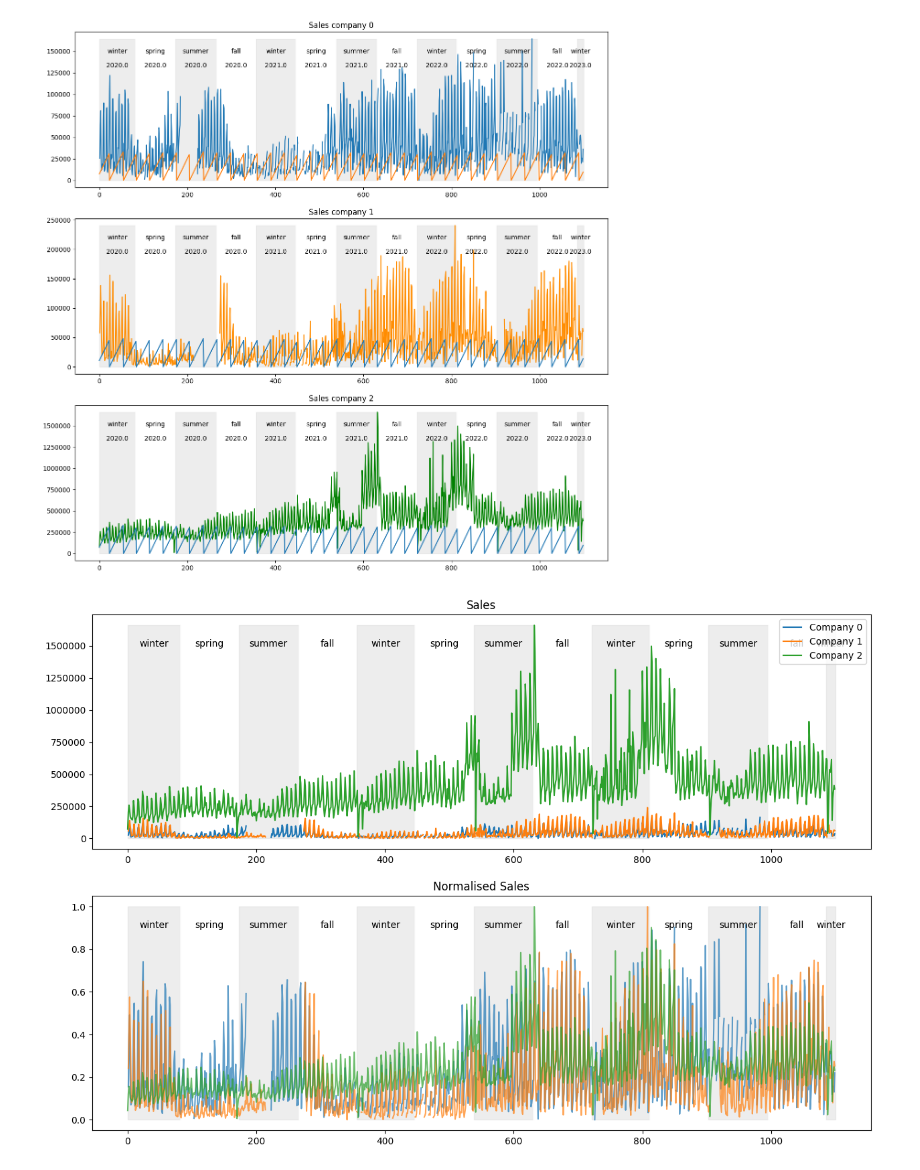
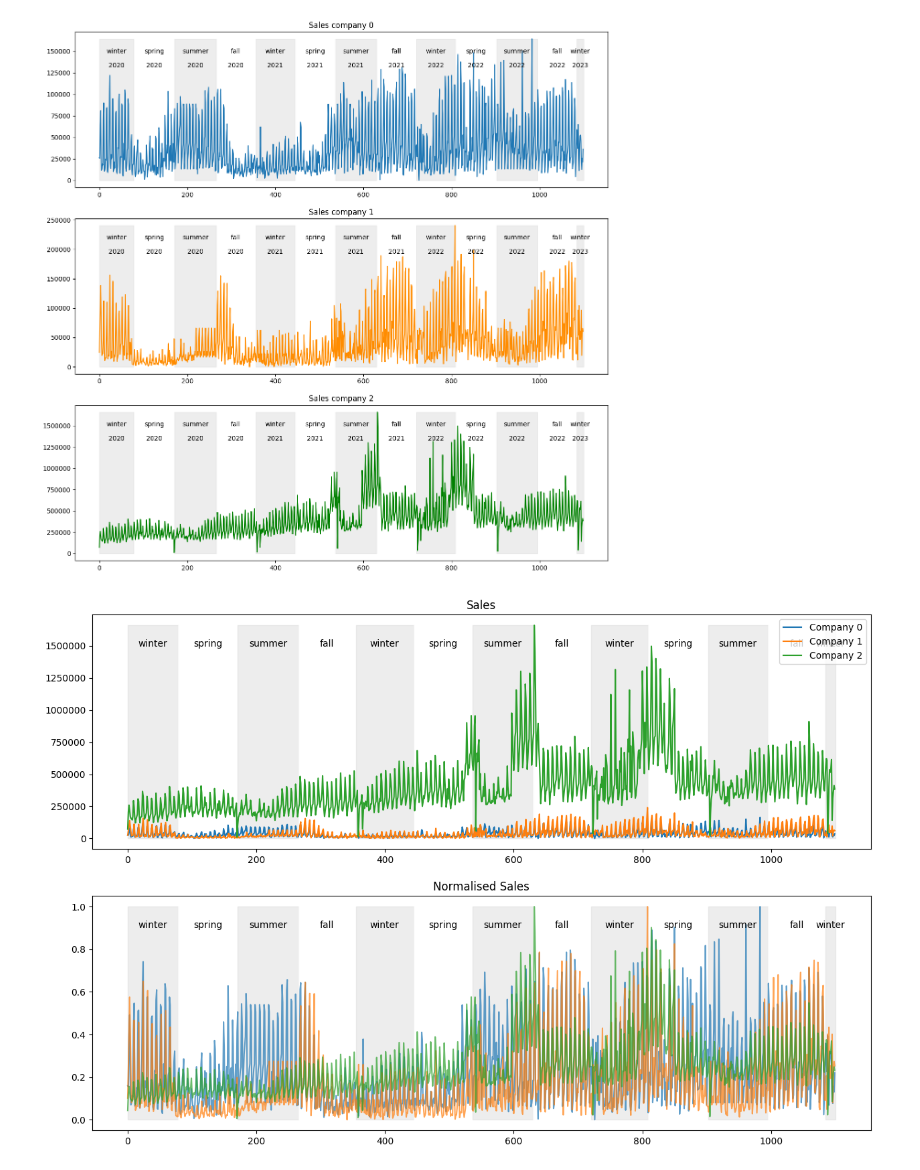
Before and after one commit to sakesalverda/IntroductionMachineLearningProject, a Jupyter notebook: HistoricalSalesGraph.ipynb, the cells around one changed output. Saved outputs shown, nothing was run; the diff lists cells and outputs as text; code cells hidden in the pictures.

Commit message:
Weather data added and initial missing sales fill

```diff
--- a/HistoricalSalesGraph.ipynb
+++ b/HistoricalSalesGraph.ipynb
@@ -7,5 +12,8 @@ from matplotlib.patches import Rectangle
 # %%
-df = pd.read_csv("caspecoHistoricalDataProcessed.csv")
+# for sales plot we don't need to generate the files (generateFiles = False)
+# nor do we need the 'advanced' features for temperature/rain and holidays (this makes it faster) (advancedFeatures = False)
+sales_with_nan = getFeaturedData(fillMissingSales = False, generateFiles = False, advancedFeatures = False)
+sales_without_nan = getFeaturedData(fillMissingSales = True, generateFiles = False, advancedFeatures = False)
 # %%
 fig = plt.figure()
 fig.set_figheight(15)
@@ -13,21 +21,23 @@ fig.set_figwidth(15)
 fig.tight_layout()
 
 simple_seasons = [
-    len(pd.date_range(start = "2020-01-01", end = "2020-03-21")),
-    len(pd.date_range(start = "2020-03-22", end = "2020-06-21")),
-    len(pd.date_range(start = "2020-06-22", end = "2020-09-21")),
-    len(pd.date_range(start = "2020-09-22", end = "2020-12-21")),
-    len(pd.date_range(start = "2020-12-22", end = "2021-03-21")),
-    len(pd.date_range(start = "2021-03-22", end = "2021-06-21")),
-    len(pd.date_range(start = "2021-06-22", end = "2021-09-21")),
-    len(pd.date_range(start = "2021-09-22", end = "2021-12-21")),
-    len(pd.date_range(start = "2021-12-22", end = "2022-03-21")),
-    len(pd.date_range(start = "2022-03-22", end = "2022-06-21")),
-    len(pd.date_range(start = "2022-06-22", end = "2022-09-21")),
-    len(pd.date_range(start = "2022-09-22", end = "2022-12-21")),
-    len(pd.date_range(start = "2022-12-22", end = "2023-01-04"))
+    len(pd.date_range(start = "2020-01-01", end = "2020-03-18")),
+    len(pd.date_range(start = "2020-03-19", end = "2020-06-19")),
+    len(pd.date_range(start = "2020-06-20", end = "2020-09-21")),
+    len(pd.date_range(start = "2020-09-22", end = "2020-12-20")),
+    len(pd.date_range(start = "2020-12-21", end = "2021-03-19")),
+    len(pd.date_range(start = "2021-03-20", end = "2021-06-19")),
+    len(pd.date_range(start = "2021-06-20", end = "2021-09-21")),
+    len(pd.date_range(start = "2021-09-22", end = "2021-12-20")),
+    len(pd.date_range(start = "2021-12-21", end = "2022-03-19")),
+    len(pd.date_range(start = "2022-03-20", end = "2022-06-20")),
+    len(pd.date_range(start = "2022-06-21", end = "2022-09-21")),
+    len(pd.date_range(start = "2022-09-22", end = "2022-12-20")),
+    len(pd.date_range(start = "2022-12-21", end = "2023-01-04"))
 ]
 seasons = simple_seasons
+
+df = sales_without_nan
 
 for i in range(3):
     ax = fig.add_subplot(3, 1, i + 1)
@@ -37,37 +47,37 @@ for i in range(3):
     sales = df[df["Company"] == i]["Sales"]
     max_sales = np.max(sales, axis=0).astype(int)
 
     dx = 0
     for l in range(len(seasons)):
         if (l + 1) % 4 == 1:
             color = "gainsboro"
             label = "winter"
         elif (l + 1) % 4 == 2:
             color = "white"
             label = "spring"
         elif (l + 1) % 4 == 3:
             color = "gainsboro"
             label = "summer"
         elif (l + 1) % 4 == 0:
             color = "white"
             label = "fall"
 
         ax.text(dx + seasons[l]/2, max_sales * 0.9, label, horizontalalignment = "center")
-        ax.text(dx + seasons[l]/2, max_sales * 0.8, 2020 + np.floor(l/4), horizontalalignment = "center")
-        #if l % 2 == 0:
-        ax.add_patch(Rectangle((dx, 0), seasons[l], max_sales, alpha = 0.5, color = color))
+        ax.text(dx + seasons[l]/2, max_sales * 0.8, (2020 + np.floor(l/4)).astype(int), horizontalalignment = "center")
+        if l % 2 == 0:
+            ax.add_patch(Rectangle((dx, 0), seasons[l], max_sales, alpha = 0.5, color = color))
         dx += seasons[l]
 
     line_color = ""
     if i == 1:
         line_color = "darkorange"
     elif i == 2:
         line_color = "green"
     ax.plot(range(len(sales)), sales, line_color)
     # use this line to compare with these since salary, it can be seen this indeed has an influence on sales
     #ax.plot(range(len(sales)), df[df["Company"] == i]["DaysSinceSalary"] / 31 * max_sales * 0.2)
 # %% [output]
-[figure, old version]
+[figure, new version]
 # %%
 fig = plt.figure()
 fig.set_figheight(10)
@@ -116,4 +126,4 @@ for i in range(2):
     if i == 0:
         ax.legend()
 # %% [output]
-[figure, old version]
+[figure, new version]
```
Also changed, not shown: parts of 1 cell of this notebook, 12 other files.
